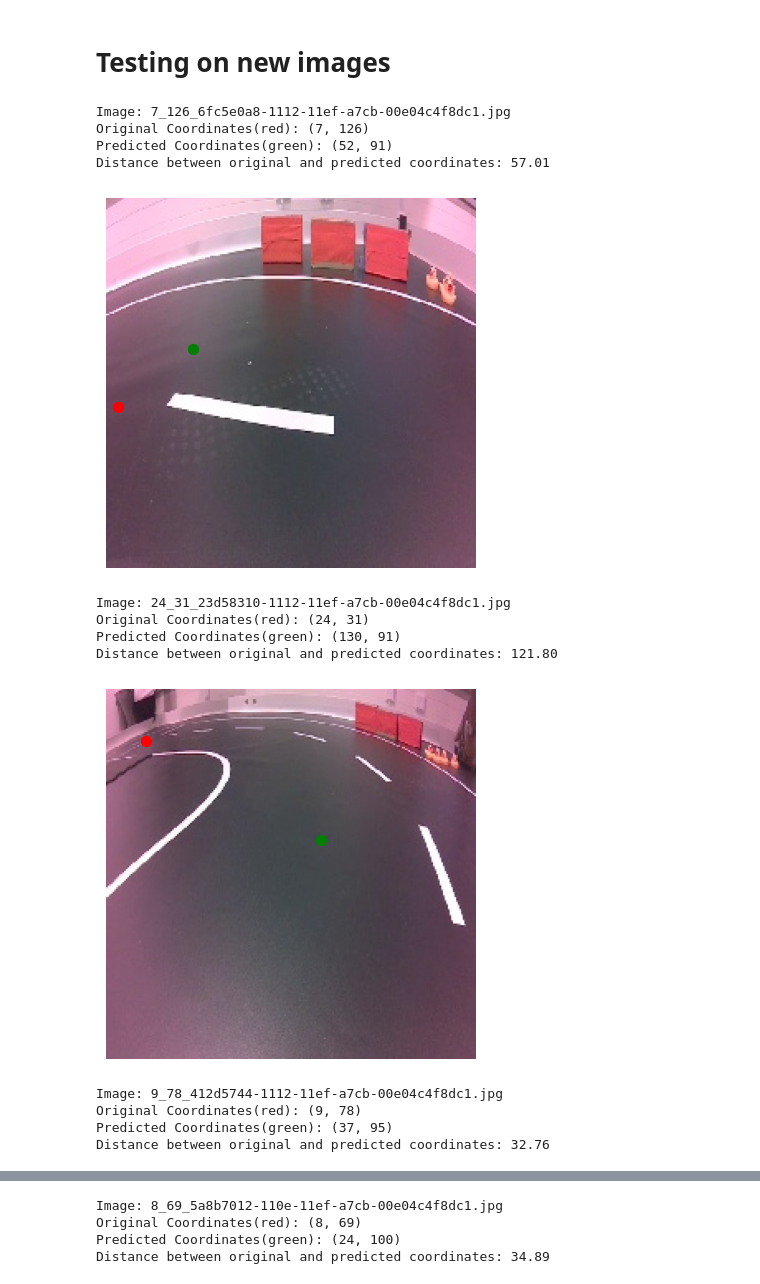
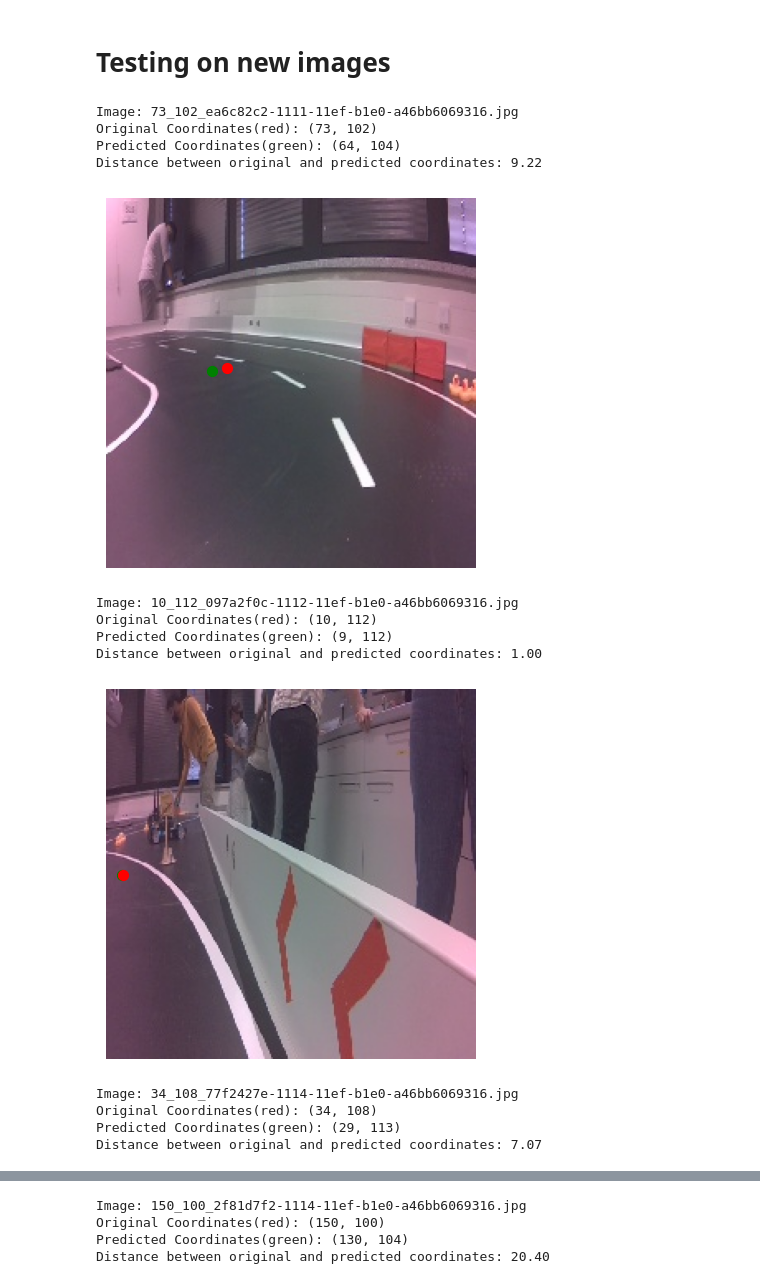
Before and after one commit to akash-cs13/MSE_Sem2, a Jupyter notebook: Pytorch.ipynb, the cells around one changed output, grey strips where cells are left out. Saved outputs shown, nothing was run; the diff lists cells and outputs as text; code cells hidden in the pictures.

```diff
--- a/Pytorch.ipynb
+++ b/Pytorch.ipynb
@@ -223,59 +229,62 @@ def draw_dot(image, xy, color):
     plt.axis('off')
 
 # Folder containing images
-folder_path = '/content/simpletest'
+folder_path = '/content/eval/eval'
 
-
-
+resnet_distances = []
+i = 0
 for filename in os.listdir(folder_path):
     if filename.endswith(".jpg"):
         # Load image
         img_path = os.path.join(folder_path, filename)
         image = Image.open(img_path)
 
         # Convert image to tensor and apply transformations
         input_image = transform(image).unsqueeze(0)
 
         # Extract original x and y coordinates from image name
         original_coords = [int(coord) for coord in filename.split('_')[:2]]
         original_x, original_y = original_coords
 
         # Predict
         with torch.no_grad():
             output = model1(input_image)
 
         # Extract predicted x and y coordinates
         predicted_coords = output.squeeze().cpu().numpy().astype(int)
         predicted_x, predicted_y = predicted_coords
 
-        # Display image with dots
-        plt.imshow(image)  # Convert PIL image to numpy array for imshow
-        draw_dot(image, (predicted_x, predicted_y), 'green')  # Draw green dot at predicted coordinates
-        draw_dot(image, (original_x, original_y), 'red')  # Draw red dot at original coordinates
-
         # Calculate distance between original and predicted coordinates
         distance = ((predicted_x - original_x)**2 + (predicted_y - original_y)**2)**0.5
+        resnet_distances.append(distance)
 
-        # Print original and predicted coordinates and distance
-        print(f"Image: {filename}")
-        print(f"Original Coordinates(red): ({original_x}, {original_y})")
-        print(f"Predicted Coordinates(green): ({predicted_x}, {predicted_y})")
-        print(f"Distance between original and predicted coordinates: {distance:.2f}\n")
+        if i < 5:
+          # Display image with dots
+          plt.imshow(image)  # Convert PIL image to numpy array for imshow
+          draw_dot(image, (predicted_x, predicted_y), 'green')  # Draw green dot at predicted coordinates
+          draw_dot(image, (original_x, original_y), 'red')  # Draw red dot at original coordinates
 
-        # Show image with dots
-        plt.show()
+          # Print original and predicted coordinates and distance
+          print(f"Image: {filename}")
+          print(f"Original Coordinates(red): ({original_x}, {original_y})")
+          print(f"Predicted Coordinates(green): ({predicted_x}, {predicted_y})")
+          print(f"Distance between original and predicted coordinates: {distance:.2f}\n")
+          i = i + 1
+
+          # Show image with dots
+          plt.show()
 # %% [output]
-Image: 7_126_6fc5e0a8-1112-11ef-a7cb-00e04c4f8dc1.jpg
-Original Coordinates(red): (7, 126)
-Predicted Coordinates(green): (52, 91)
-Distance between original and predicted coordinates: 57.01
+Image: 73_102_ea6c82c2-1111-11ef-b1e0-a46bb6069316.jpg
+Original Coordinates(red): (73, 102)
+Predicted Coordinates(green): (64, 104)
+Distance between original and predicted coordinates: 9.22
-[figure, old version]
+[figure, new version]
-Image: 24_31_23d58310-1112-11ef-a7cb-00e04c4f8dc1.jpg
-Original Coordinates(red): (24, 31)
-Predicted Coordinates(green): (130, 91)
-Distance between original and predicted coordinates: 121.80
+Image: 10_112_097a2f0c-1112-11ef-b1e0-a46bb6069316.jpg
+Original Coordinates(red): (10, 112)
+Predicted Coordinates(green): (9, 112)
+Distance between original and predicted coordinates: 1.00
-[figure, old version]
+[figure, new version]
-Image: 9_78_412d5744-1112-11ef-a7cb-00e04c4f8dc1.jpg
-Original Coordinates(red): (9, 78)
-Predicted Coordinates(green): (37, 95)
-Distance between original and predicted coordinates: 32.76
+Image: 34_108_77f2427e-1114-11ef-b1e0-a46bb6069316.jpg
+Original Coordinates(red): (34, 108)
+Predicted Coordinates(green): (29, 113)
+Distance between original and predicted coordinates: 7.07
@@ -283,4 +292,4 @@ Distance between original and predicted coordinates: 32.76
-Image: 8_69_5a8b7012-110e-11ef-a7cb-00e04c4f8dc1.jpg
-Original Coordinates(red): (8, 69)
-Predicted Coordinates(green): (24, 100)
-Distance between original and predicted coordinates: 34.89
+Image: 150_100_2f81d7f2-1114-11ef-b1e0-a46bb6069316.jpg
+Original Coordinates(red): (150, 100)
+Predicted Coordinates(green): (130, 104)
+Distance between original and predicted coordinates: 20.40
```
Also changed, not shown: parts of 6 cells of this notebook, 1 other file.
